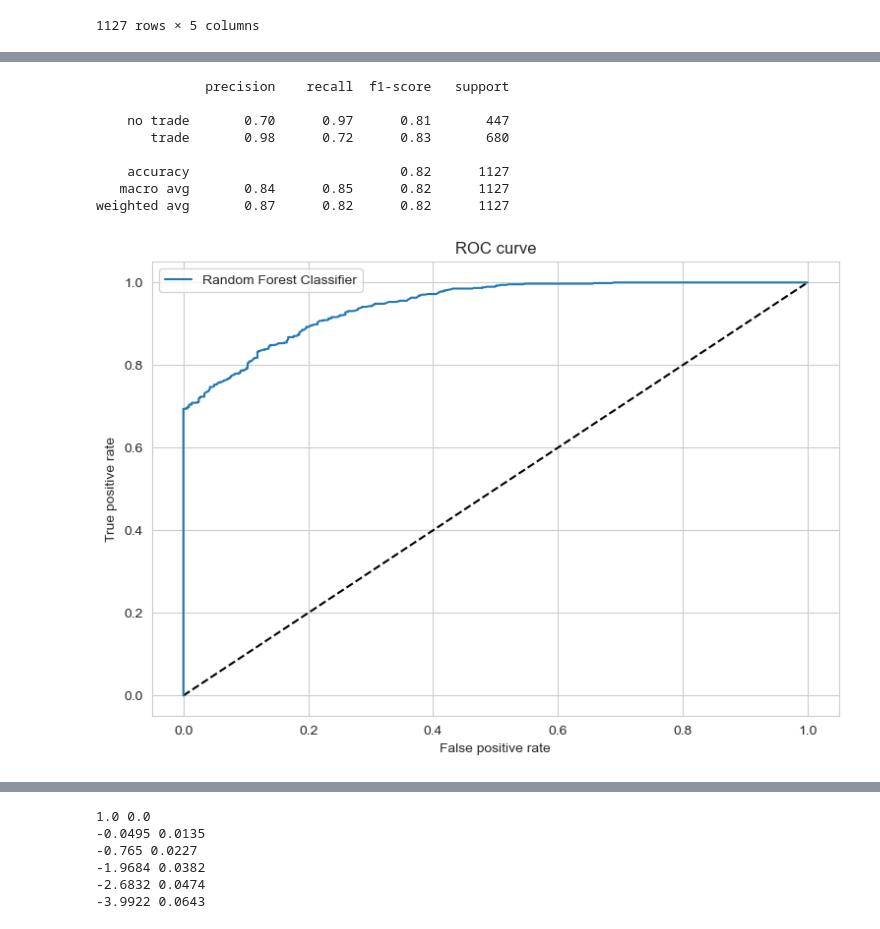
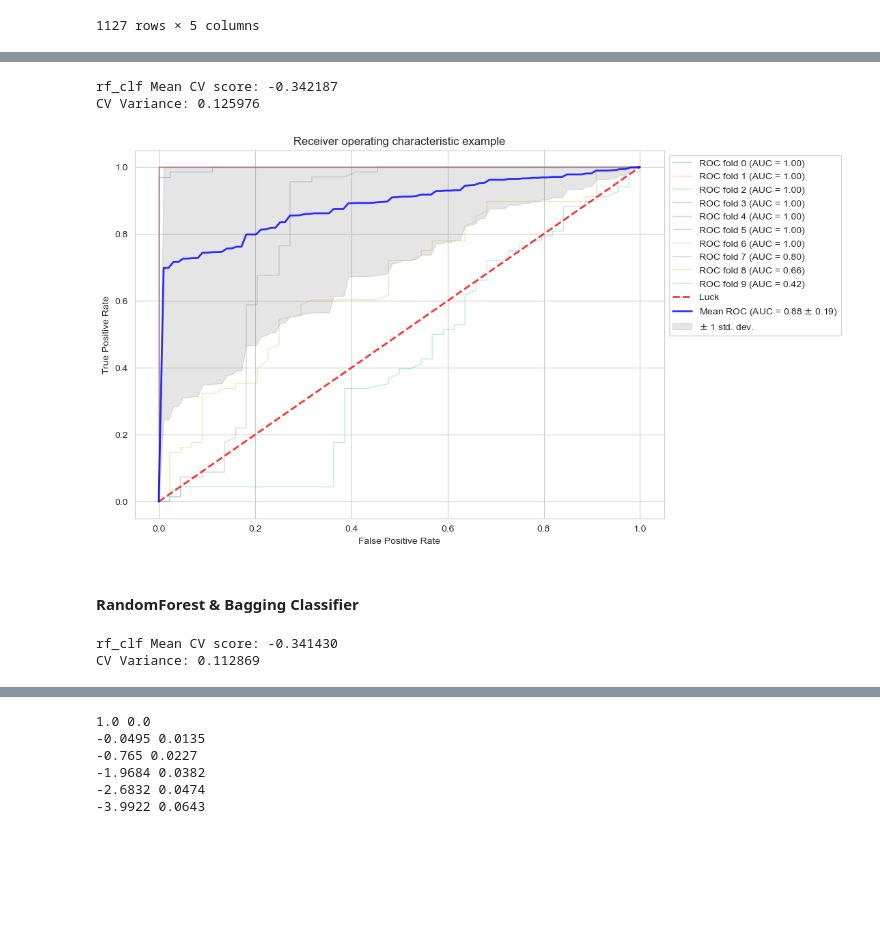
Before and after one commit to Tommylee1013/Advances-in-Financial-Machine-Learning, a Jupyter notebook: KOSPI_future200.ipynb, the cells around one changed output, grey strips where cells are left out. Drawn from its saved outputs; the diff is of its cells as text; code cells hidden in the pictures; blank space fills up the shorter version.

```diff
--- a/KOSPI_future200.ipynb
+++ b/KOSPI_future200.ipynb
@@ -494,24 +542,17 @@ fit = rf.fit(X_train, y_train)
-# %%
-y_pred_rf = fit.predict_proba(X)[:, 1]
-y_pred = fit.predict(X)
-fpr_rf, tpr_rf, _ = metrics.roc_curve(y, y_pred_rf)
-print(metrics.classification_report(y, y_pred, target_names = ['no trade',' trade']))
-
-plt.figure(figsize = (9,6))
-plt.plot([0, 1], [0, 1], 'k--')
-plt.plot(fpr_rf, tpr_rf, label = 'Random Forest Classifier')
-plt.xlabel('False positive rate')
-plt.ylabel('True positive rate')
-plt.title('ROC curve')
-plt.legend(loc='best')
-plt.show()
-# %% [output]
-              precision    recall  f1-score   support
-
-    no trade       0.70      0.97      0.81       447
-       trade       0.98      0.72      0.83       680
-
-    accuracy                           0.82      1127
-   macro avg       0.84      0.85      0.82      1127
-weighted avg       0.87      0.82      0.82      1127
-[figure, removed]
+# %%
+cv_gen0 = KFold(n_splits = 10, shuffle = False)
+
+score = fml.cvScore(bc, X.iloc[:,[0,1,2,4]], y, sample_weight = X['w'], scoring = 'neg_log_loss', cv = None, cvGen = cv_gen0, pctEmbargo = 0.1)
+print('rf_clf Mean CV score: {0:.6f}\nCV Variance: {1:.6f}'.format(score.mean(), score.var()))
+# %% [output]
+rf_clf Mean CV score: -0.342187
+CV Variance: 0.125976
+# %%
+skf = StratifiedKFold(n_splits = 10, shuffle = False)
+classifier = BaggingClassifier(base_estimator = dt, n_estimators = n_estimator,
+                               max_samples = avgU1, max_features = 1., random_state = 42)
+fml.crossValPlot(skf, classifier, X, y)
+# %% [output]
+[figure, added]
+# %% [markdown]
+#### RandomForest & Bagging Classifier
@@ -517,0 +566,8 @@ weighted avg       0.87      0.82      0.82      1127
+# %%
+cv_gen0 = KFold(n_splits = 10, shuffle = False)
+
+score = fml.cvScore(bc2, X.iloc[:,[0,1,2,4]], y, sample_weight = X['w'], scoring = 'neg_log_loss', cv = None, cvGen = cv_gen0, pctEmbargo = 0.1)
+print('rf_clf Mean CV score: {0:.6f}\nCV Variance: {1:.6f}'.format(score.mean(), score.var()))
+# %% [output]
+rf_clf Mean CV score: -0.341430
+CV Variance: 0.112869
```
Also changed, not shown: parts of 26 cells of this notebook, 5 other files.
